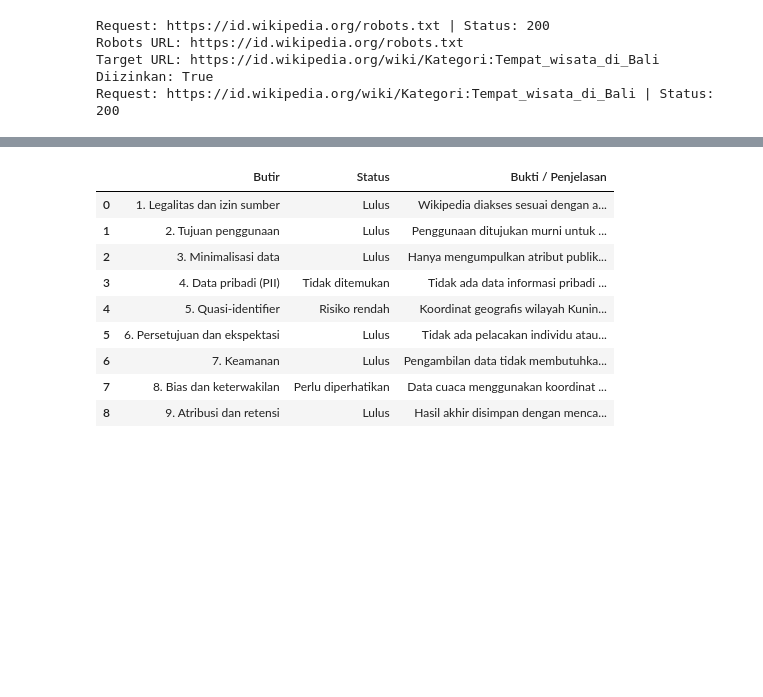
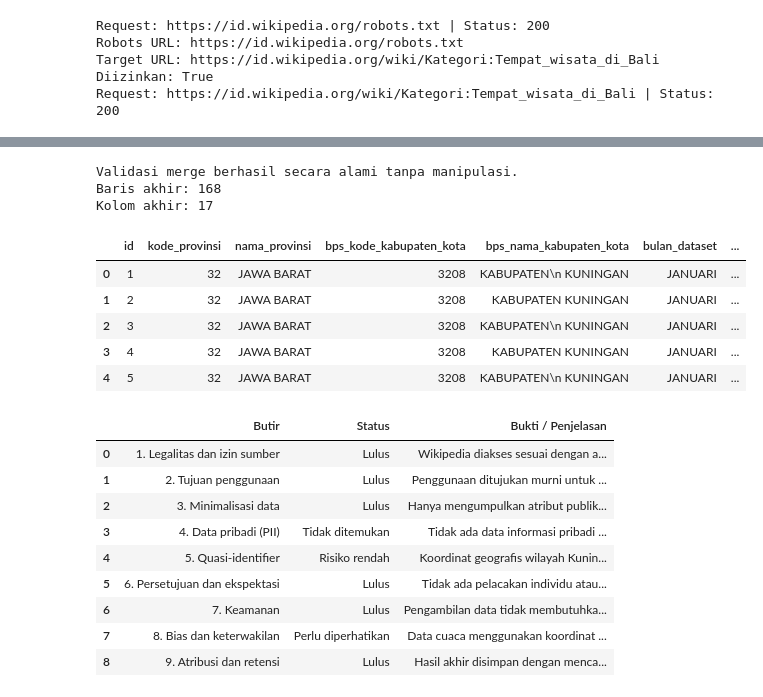
Before and after one commit to ikadekanantawijayaastawa-dev/uts_dam_f, a Jupyter notebook: notebooks/UTS_DAM_2501010124.ipynb, the cells around one changed output, grey strips where cells are left out. Drawn from its saved outputs; the diff is of its cells as text; code cells hidden in the pictures; blank space fills up the shorter version.

```diff
--- a/notebooks/UTS_DAM_2501010124.ipynb
+++ b/notebooks/UTS_DAM_2501010124.ipynb
@@ -761,3 +728,22 @@ Jumlah duplikasi: 0
+# %%
+# Pemeriksaan integritas hasil penggabungan alami
+assert not merged.empty, "Hasil integrasi kosong! Periksa kembali kecocokan tahun dan bulan antara dataset dan cuaca."
+assert merged.duplicated().sum() == 0, "Terdapat duplikasi baris pada hasil integrasi."
+
+print("Validasi merge berhasil secara alami tanpa manipulasi.")
+print("Baris akhir:", len(merged))
+print("Kolom akhir:", len(merged.columns))
+display(merged.head())
+# %% [output]
+Validasi merge berhasil secara alami tanpa manipulasi.
+Baris akhir: 168
+Kolom akhir: 17
+|  | id | kode_provinsi | nama_provinsi | bps_kode_kabupaten_kota | bps_nama_kabupaten_kota | bulan_dataset | ... |
+| 0 | 1 | 32 | JAWA BARAT | 3208 | KABUPATEN\n KUNINGAN | JANUARI | ... |
+| 1 | 2 | 32 | JAWA BARAT | 3208 | KABUPATEN KUNINGAN | JANUARI | ... |
+| 2 | 3 | 32 | JAWA BARAT | 3208 | KABUPATEN\n KUNINGAN | JANUARI | ... |
+| 3 | 4 | 32 | JAWA BARAT | 3208 | KABUPATEN KUNINGAN | JANUARI | ... |
+| 4 | 5 | 32 | JAWA BARAT | 3208 | KABUPATEN\n KUNINGAN | JANUARI | ... |
 # %%
 ethics = pd.DataFrame([
     ["1. Legalitas dan izin sumber", "Lulus", "Wikipedia diakses sesuai dengan aturan robots.txt (diizinkan). API Open-Meteo berstatus bebas digunakan untuk kebutuhan non-komersial/akademik."],
```
Also changed, not shown: parts of 13 cells of this notebook, 1 other file.
